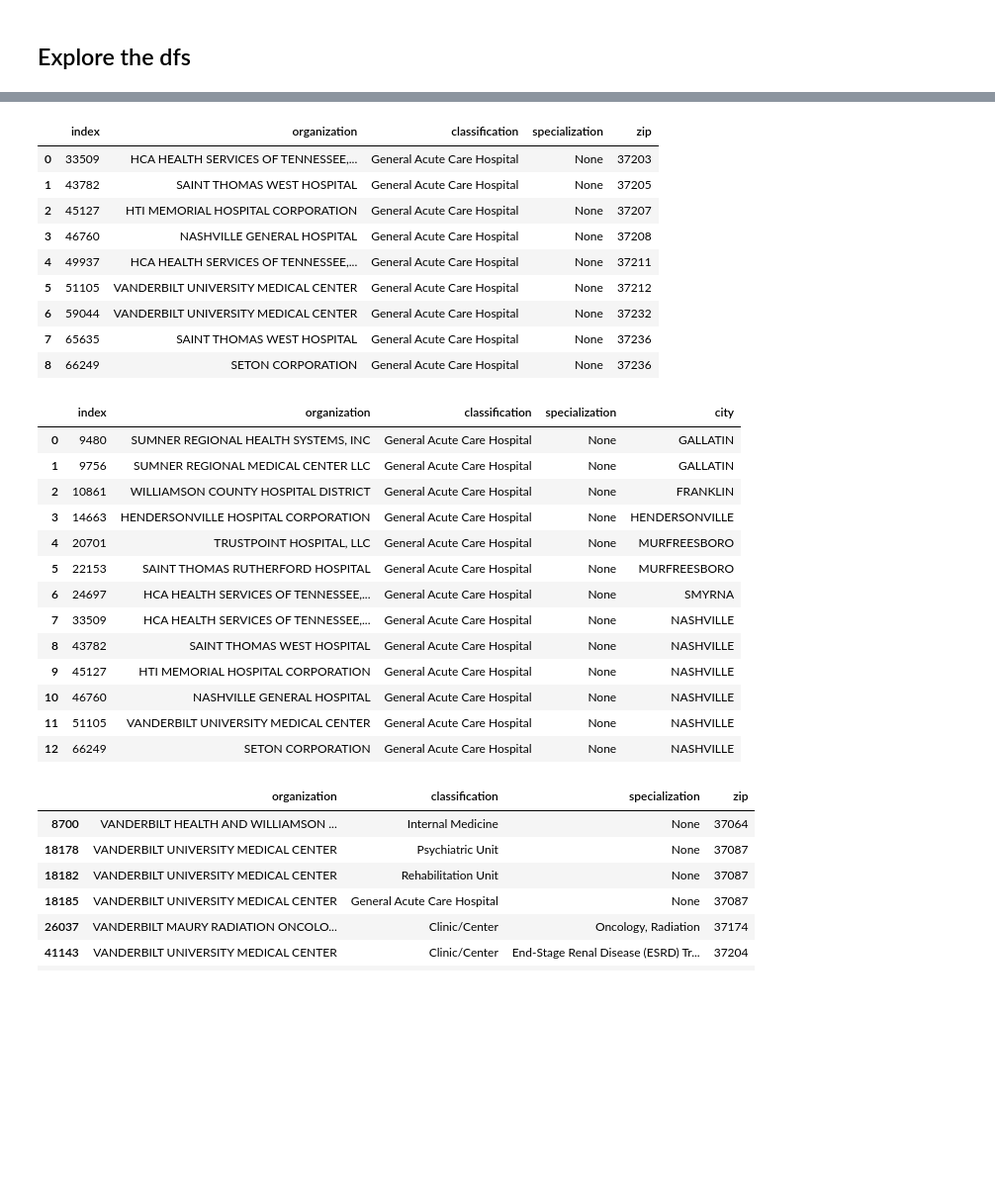
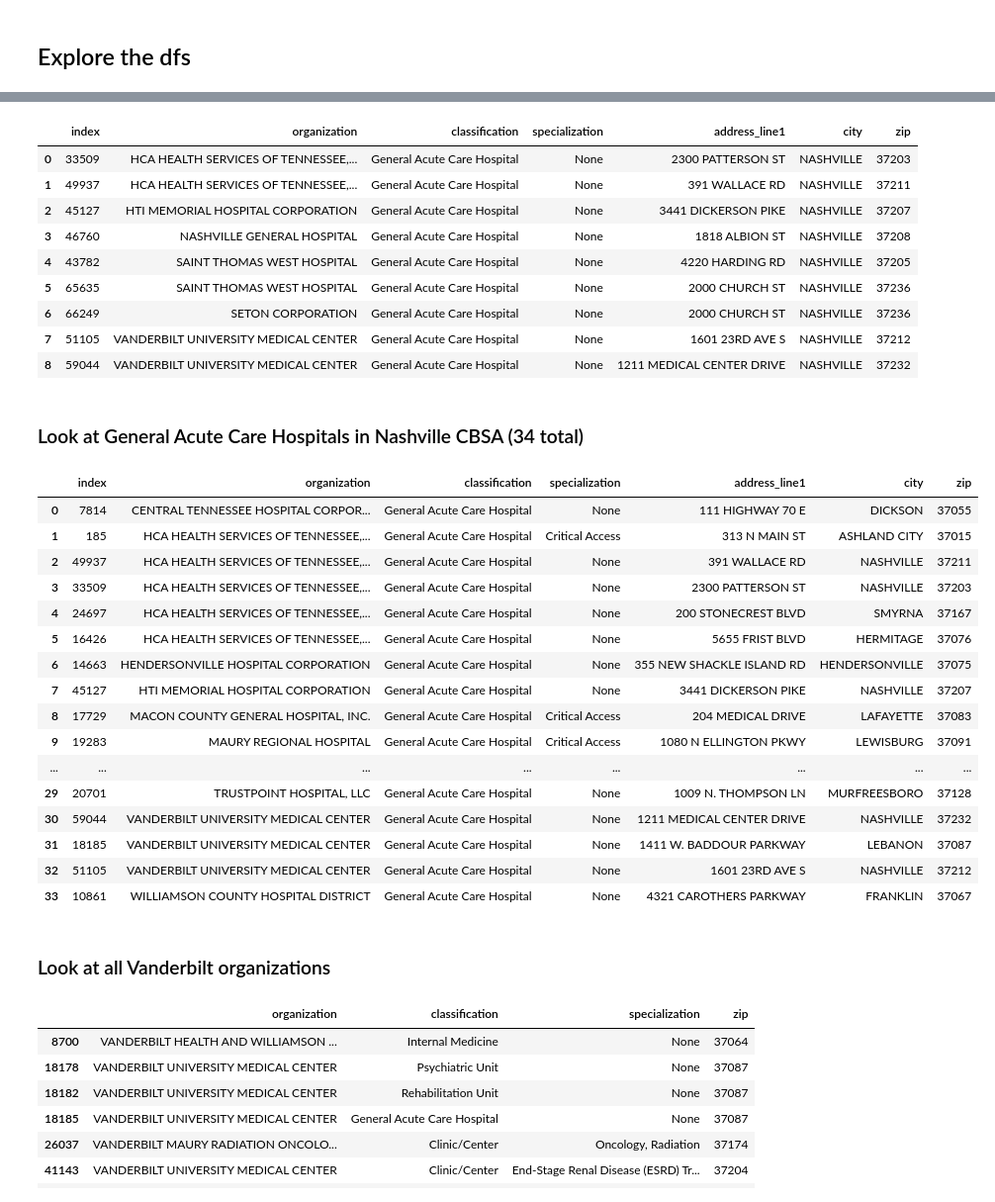
Before and after one commit to VahidehRasekhi/hop_team-hotdogs, a Jupyter notebook: scripts/hop_03_create_csv_files_for_neo4j.ipynb, the cells around one changed output, grey strips where cells are left out. Shown: that part at 99% size. Cells and saved outputs as stored; diff of their text form; code cells hidden in the pictures; blank space fills up the shorter version.

Commit message:
annotated notebook 3 and made some notes about specific hospital locations

```diff
--- a/scripts/hop_03_create_csv_files_for_neo4j.ipynb
+++ b/scripts/hop_03_create_csv_files_for_neo4j.ipynb
@@ -227,49 +245,70 @@ groups['organization'].nunique()
 # %%
+# Check out General Acute Care Hospitals in Nashville
 (groups
      .loc[(groups['classification'].str.contains('General Acute Care Hospital', na = False))
            &
            (groups['city'].str.contains('NASHVILLE'))
            ,
-          ['organization', 'classification', 'specialization', 'zip']]
+          ['organization', 'classification', 'specialization','address_line1', 'city', 'zip']]
      .drop_duplicates()
+     .sort_values('organization')
      .reset_index()
 )
 # %% [output]
-|  | index | organization | classification | specialization | zip |
-| 0 | 33509 | HCA HEALTH SERVICES OF TENNESSEE,... | General Acute Care Hospital | None | 37203 |
-| 1 | 43782 | SAINT THOMAS WEST HOSPITAL | General Acute Care Hospital | None | 37205 |
-| 2 | 45127 | HTI MEMORIAL HOSPITAL CORPORATION | General Acute Care Hospital | None | 37207 |
-| 3 | 46760 | NASHVILLE GENERAL HOSPITAL | General Acute Care Hospital | None | 37208 |
-| 4 | 49937 | HCA HEALTH SERVICES OF TENNESSEE,... | General Acute Care Hospital | None | 37211 |
-| 5 | 51105 | VANDERBILT UNIVERSITY MEDICAL CENTER | General Acute Care Hospital | None | 37212 |
-| 6 | 59044 | VANDERBILT UNIVERSITY MEDICAL CENTER | General Acute Care Hospital | None | 37232 |
-| 7 | 65635 | SAINT THOMAS WEST HOSPITAL | General Acute Care Hospital | None | 37236 |
-| 8 | 66249 | SETON CORPORATION | General Acute Care Hospital | None | 37236 |
+|  | index | organization | classification | specialization | address_line1 | city | zip |
+| 0 | 33509 | HCA HEALTH SERVICES OF TENNESSEE,... | General Acute Care Hospital | None | 2300 PATTERSON ST | NASHVILLE | 37203 |
+| 1 | 49937 | HCA HEALTH SERVICES OF TENNESSEE,... | General Acute Care Hospital | None | 391 WALLACE RD | NASHVILLE | 37211 |
+| 2 | 45127 | HTI MEMORIAL HOSPITAL CORPORATION | General Acute Care Hospital | None | 3441 DICKERSON PIKE | NASHVILLE | 37207 |
+| 3 | 46760 | NASHVILLE GENERAL HOSPITAL | General Acute Care Hospital | None | 1818 ALBION ST | NASHVILLE | 37208 |
+| 4 | 43782 | SAINT THOMAS WEST HOSPITAL | General Acute Care Hospital | None | 4220 HARDING RD | NASHVILLE | 37205 |
+| 5 | 65635 | SAINT THOMAS WEST HOSPITAL | General Acute Care Hospital | None | 2000 CHURCH ST | NASHVILLE | 37236 |
+| 6 | 66249 | SETON CORPORATION | General Acute Care Hospital | None | 2000 CHURCH ST | NASHVILLE | 37236 |
+| 7 | 51105 | VANDERBILT UNIVERSITY MEDICAL CENTER | General Acute Care Hospital | None | 1601 23RD AVE S | NASHVILLE | 37212 |
+| 8 | 59044 | VANDERBILT UNIVERSITY MEDICAL CENTER | General Acute Care Hospital | None | 1211 MEDICAL CENTER DRIVE | NASHVILLE | 37232 |
+# %% [markdown]
+### Look at General Acute Care Hospitals in Nashville CBSA (34 total)
 # %%
+cities = ['NASHVILLE',
+          'MURFREESBORO',
+          'BRENTWOOD',
+          'FRANKLIN',
+          'HENDERSONVILLE',
+          'GOODLETTSVILLE',
+          'LA VERGNE',
+          'SMYRNA',
+          'MT. JULIET',
+          'GALLATIN']
+# not currently using the cities list above
 (groups
      .loc[(groups['classification'].str.contains('General Acute Care Hospital', na = False))
-           &
-           (groups['city'].str.contains('NASHVILLE|MURFREESBORO|BRENTWOOD|FRANKLIN|HENDERSONVILLE|GOODLETTSVILLE|LA VERGNE|SMYRNA|MT. JULIET|GALLATIN'))
+#            &
+#            (groups['city'].isin(cities))
            ,
-          ['organization', 'classification', 'specialization', 'city']]
+          ['organization', 'classification', 'specialization', 'address_line1', 'city', 'zip']]
      .drop_duplicates()
+     .sort_values('organization')
      .reset_index()
 )
 # %% [output]
-|  | index | organization | classification | specialization | city |
-| 0 | 9480 | SUMNER REGIONAL HEALTH SYSTEMS, INC | General Acute Care Hospital | None | GALLATIN |
-| 1 | 9756 | SUMNER REGIONAL MEDICAL CENTER LLC | General Acute Care Hospital | None | GALLATIN |
-| 2 | 10861 | WILLIAMSON COUNTY HOSPITAL DISTRICT | General Acute Care Hospital | None | FRANKLIN |
-| 3 | 14663 | HENDERSONVILLE HOSPITAL CORPORATION | General Acute Care Hospital | None | HENDERSONVILLE |
-| 4 | 20701 | TRUSTPOINT HOSPITAL, LLC | General Acute Care Hospital | None | MURFREESBORO |
-| 5 | 22153 | SAINT THOMAS RUTHERFORD HOSPITAL | General Acute Care Hospital | None | MURFREESBORO |
-| 6 | 24697 | HCA HEALTH SERVICES OF TENNESSEE,... | General Acute Care Hospital | None | SMYRNA |
-| 7 | 33509 | HCA HEALTH SERVICES OF TENNESSEE,... | General Acute Care Hospital | None | NASHVILLE |
-| 8 | 43782 | SAINT THOMAS WEST HOSPITAL | General Acute Care Hospital | None | NASHVILLE |
-| 9 | 45127 | HTI MEMORIAL HOSPITAL CORPORATION | General Acute Care Hospital | None | NASHVILLE |
-| 10 | 46760 | NASHVILLE GENERAL HOSPITAL | General Acute Care Hospital | None | NASHVILLE |
-| 11 | 51105 | VANDERBILT UNIVERSITY MEDICAL CENTER | General Acute Care Hospital | None | NASHVILLE |
-| 12 | 66249 | SETON CORPORATION | General Acute Care Hospital | None | NASHVILLE |
+|  | index | organization | classification | specialization | address_line1 | city | zip |
+| 0 | 7814 | CENTRAL TENNESSEE HOSPITAL CORPOR... | General Acute Care Hospital | None | 111 HIGHWAY 70 E | DICKSON | 37055 |
+| 1 | 185 | HCA HEALTH SERVICES OF TENNESSEE,... | General Acute Care Hospital | Critical Access | 313 N MAIN ST | ASHLAND CITY | 37015 |
+| 2 | 49937 | HCA HEALTH SERVICES OF TENNESSEE,... | General Acute Care Hospital | None | 391 WALLACE RD | NASHVILLE | 37211 |
+| 3 | 33509 | HCA HEALTH SERVICES OF TENNESSEE,... | General Acute Care Hospital | None | 2300 PATTERSON ST | NASHVILLE | 37203 |
+| 4 | 24697 | HCA HEALTH SERVICES OF TENNESSEE,... | General Acute Care Hospital | None | 200 STONECREST BLVD | SMYRNA | 37167 |
+| 5 | 16426 | HCA HEALTH SERVICES OF TENNESSEE,... | General Acute Care Hospital | None | 5655 FRIST BLVD | HERMITAGE | 37076 |
+| 6 | 14663 | HENDERSONVILLE HOSPITAL CORPORATION | General Acute Care Hospital | None | 355 NEW SHACKLE ISLAND RD | HENDERSONVILLE | 37075 |
+| 7 | 45127 | HTI MEMORIAL HOSPITAL CORPORATION | General Acute Care Hospital | None | 3441 DICKERSON PIKE | NASHVILLE | 37207 |
+| 8 | 17729 | MACON COUNTY GENERAL HOSPITAL, INC. | General Acute Care Hospital | Critical Access | 204 MEDICAL DRIVE | LAFAYETTE | 37083 |
+| 9 | 19283 | MAURY REGIONAL HOSPITAL | General Acute Care Hospital | Critical Access | 1080 N ELLINGTON PKWY | LEWISBURG | 37091 |
+| ... | ... | ... | ... | ... | ... | ... | ... |
+| 29 | 20701 | TRUSTPOINT HOSPITAL, LLC | General Acute Care Hospital | None | 1009 N. THOMPSON LN | MURFREESBORO | 37128 |
+| 30 | 59044 | VANDERBILT UNIVERSITY MEDICAL CENTER | General Acute Care Hospital | None | 1211 MEDICAL CENTER DRIVE | NASHVILLE | 37232 |
+| 31 | 18185 | VANDERBILT UNIVERSITY MEDICAL CENTER | General Acute Care Hospital | None | 1411 W. BADDOUR PARKWAY | LEBANON | 37087 |
+| 32 | 51105 | VANDERBILT UNIVERSITY MEDICAL CENTER | General Acute Care Hospital | None | 1601 23RD AVE S | NASHVILLE | 37212 |
+| 33 | 10861 | WILLIAMSON COUNTY HOSPITAL DISTRICT | General Acute Care Hospital | None | 4321 CAROTHERS PARKWAY | FRANKLIN | 37067 |
+# %% [markdown]
+### Look at all Vanderbilt organizations
 # %%
 (groups
      .loc[groups['organization'].str.contains('VANDERBILT', na = False),
```
Also changed, not shown: parts of 10 cells of this notebook.
